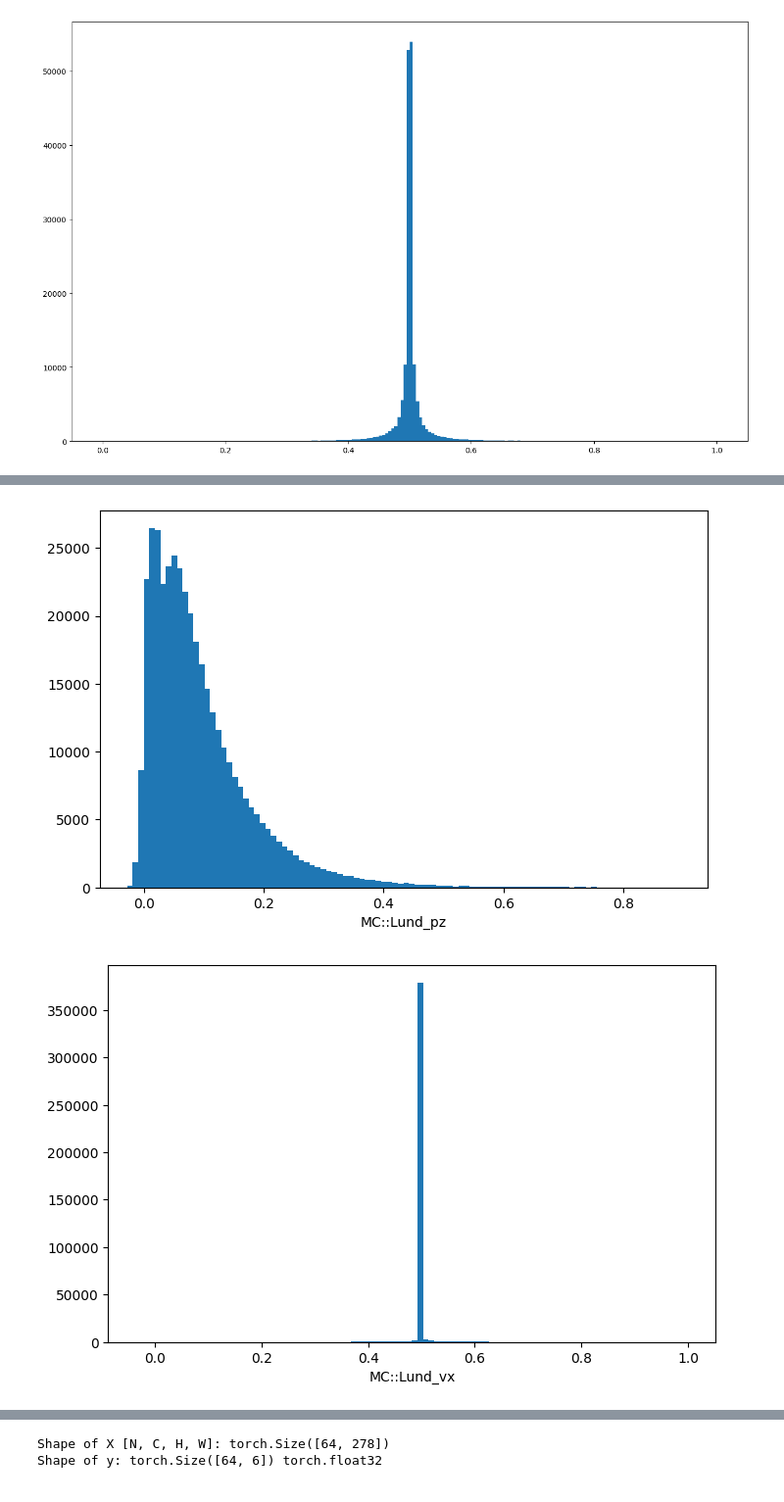
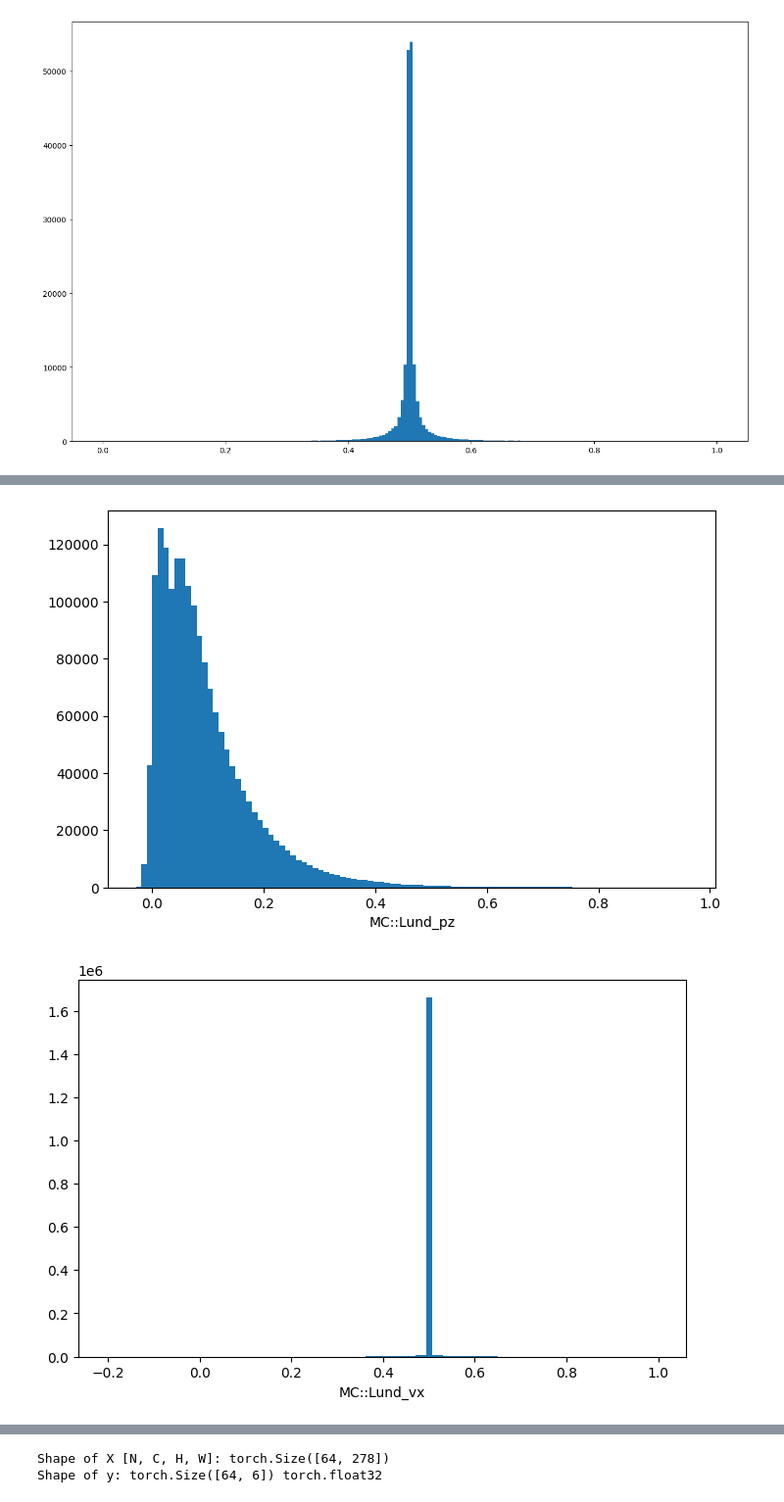
Before and after one commit to mfmceneaney/CLAS12_Lambda_resolution_REU_2023, a Jupyter notebook: TestTrainingSimpleNN.ipynb, the cells around one changed output, grey strips where cells are left out. Shown at 98% size. Drawn from its saved outputs; the diff is of its cells as text; code cells hidden in the pictures.

```diff
--- a/TestTrainingSimpleNN.ipynb
+++ b/TestTrainingSimpleNN.ipynb
@@ -484,8 +484,8 @@ class CustomDataset(Dataset):
 root_dir = '.'
 data_file = 'data.txt'
 truth_file = 'truth.txt'
-data_file = '/volatile/clas12/users/mfmce/CLAS12_Lambda_resolution_REU_2023_jobs_12_5_23_BACKUP/xyz_full_skim_50nA_OB_job_3313_0.hipo.csv_*.parquet' #NOTE: CANNOT DISTRIBUTE DATALOADER OF PYTORCH SO FAR AS I KNOW BUT CAN USE DASK TO DISTRIBUTE MODEL TRAINING ACROSS DIFFERENT WORKERS WITH THEIR OWN INDIVIDUAL DATALOADERS.
-truth_file = '/volatile/clas12/users/mfmce/CLAS12_Lambda_resolution_REU_2023_jobs_12_5_23_BACKUP/ptp_full_skim_50nA_OB_job_3313_0.hipo.csv_*.parquet'
+data_file = '/volatile/clas12/users/mfmce/CLAS12_Lambda_resolution_REU_2023_jobs_12_5_23/xyz_full_skim_50nA_OB_job_3313_0.hipo.csv_*.parquet' #NOTE: CANNOT DISTRIBUTE DATALOADER OF PYTORCH SO FAR AS I KNOW BUT CAN USE DASK TO DISTRIBUTE MODEL TRAINING ACROSS DIFFERENT WORKERS WITH THEIR OWN INDIVIDUAL DATALOADERS.
+truth_file = '/volatile/clas12/users/mfmce/CLAS12_Lambda_resolution_REU_2023_jobs_12_5_23/ptp_full_skim_50nA_OB_job_3313_0.hipo.csv_*.parquet'
 # data_file = 'data_test.csv'
 # truth_file = 'truth_test.csv'
 def transform(sample):
@@ -755,2 +755,2 @@ DEBUGGING: dataset.data.max() =  tensor(1.)
-[figure, old version]
+[figure, new version]
-[figure, old version]
+[figure, new version]
```
Also changed, not shown: parts of 11 cells of this notebook.
